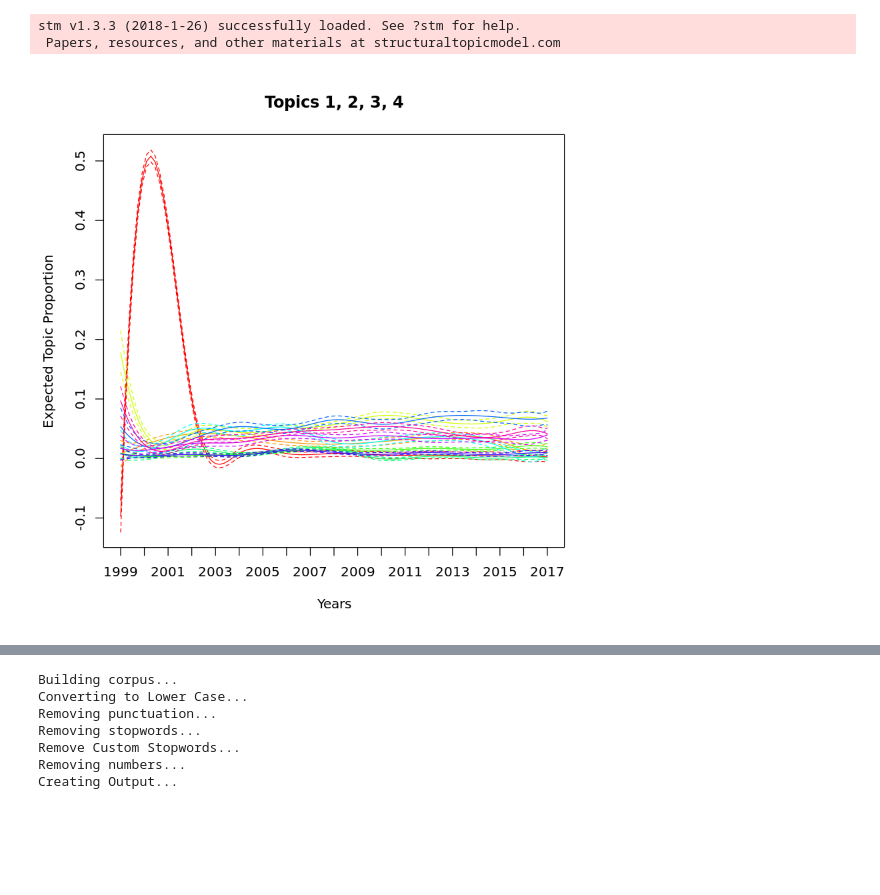
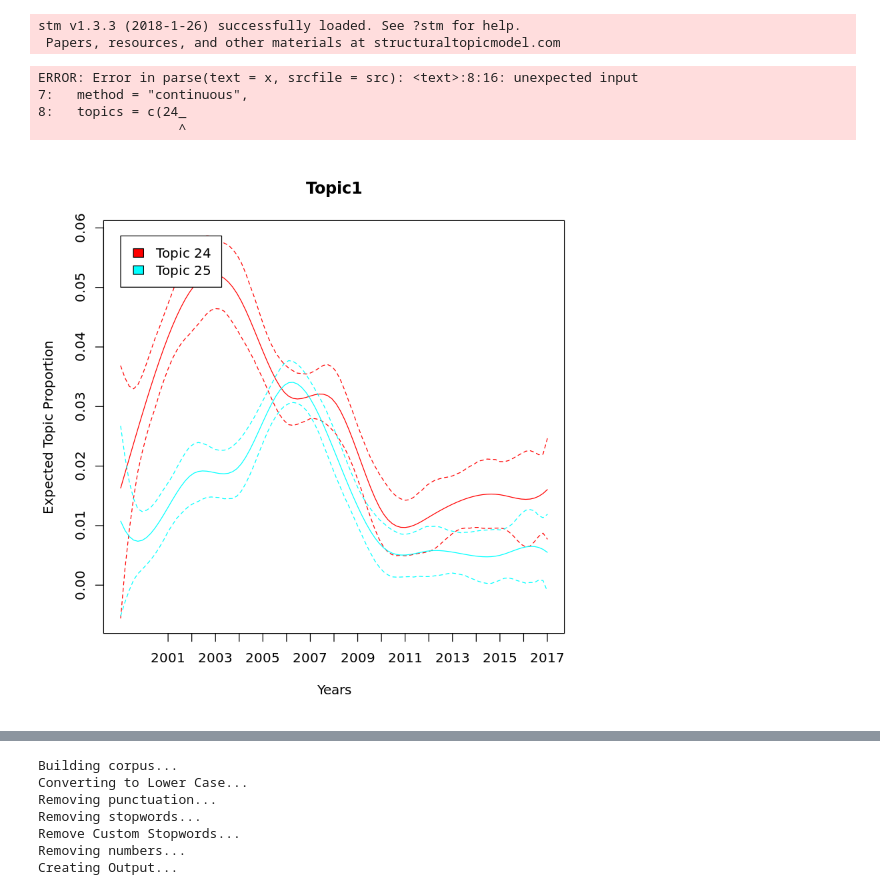
Before and after one commit to dhh18/finland_russia, a Jupyter notebook: Dynamic topics visualisation.ipynb, the cells around one changed output, grey strips where cells are left out. Drawn from its saved outputs; the diff is of its cells as text; code cells hidden in the pictures; blank space fills up the shorter version.

```diff
--- a/Dynamic topics visualisation.ipynb
+++ b/Dynamic topics visualisation.ipynb
@@ -15,14 +15,29 @@ prep1 <- readRDS('prep1_integrum_federal.rds')
 plot(
   prep1, "year",
   method = "continuous",
-  topics = c(1,2,3,4,5,6,7,8,9,10),
-  printlegend = FALSE,
+  topics = c(24_25),
+  printlegend = TRUE,
   xaxt = "n",
   xlab = "Years",
-  main = "Topics 1, 2, 3, 4")
+  main = "TopicISTFed")
 axis(1,at=seq(from=1997, to=2017,by=1))
 # %% [output]
-[figure, removed]
+ERROR: Error in parse(text = x, srcfile = src): <text>:8:16: unexpected input
+7:   method = "continuous",
+8:   topics = c(24_
+                  ^
+# %%
+plot(
+  prep1, "year",
+  method = "continuous",
+  topics = c(24,25),
+  printlegend = TRUE,
+  xaxt = "n",
+  xlab = "Years",
+  main = "Topic1")
+axis(1,at=seq(from=2001, to=2017,by=1))
+# %% [output]
+[figure, added]
 # %%
 #for integrum regional corpus
 #load documents
```
Also changed, not shown: parts of 2 cells of this notebook, 17 other files.
